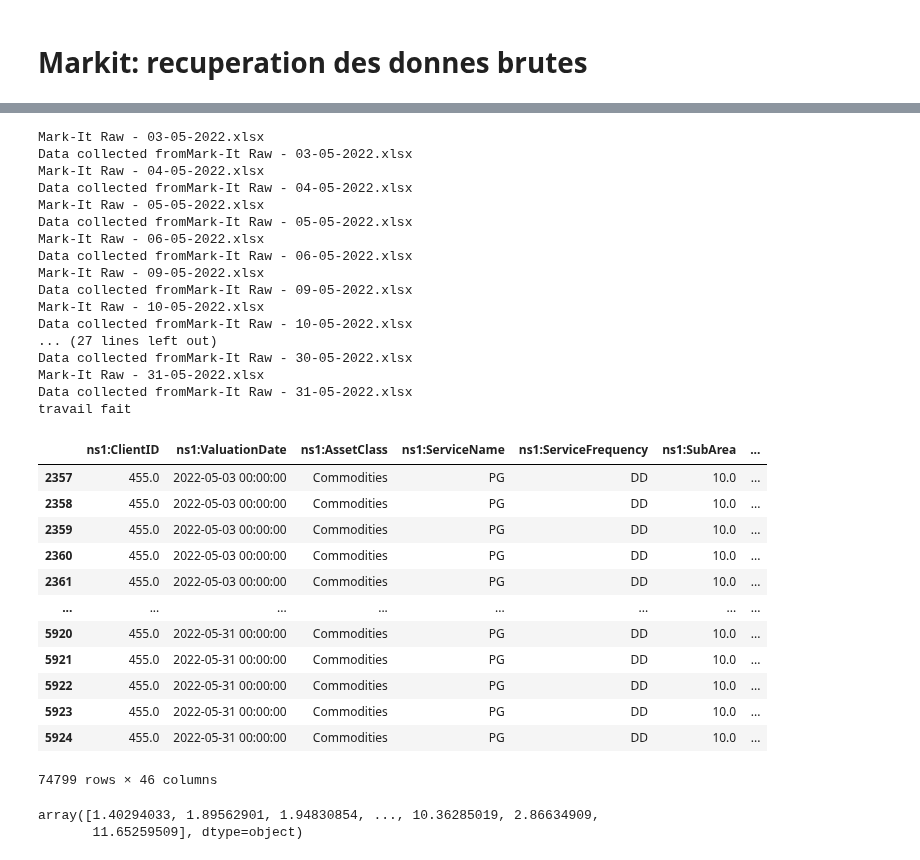
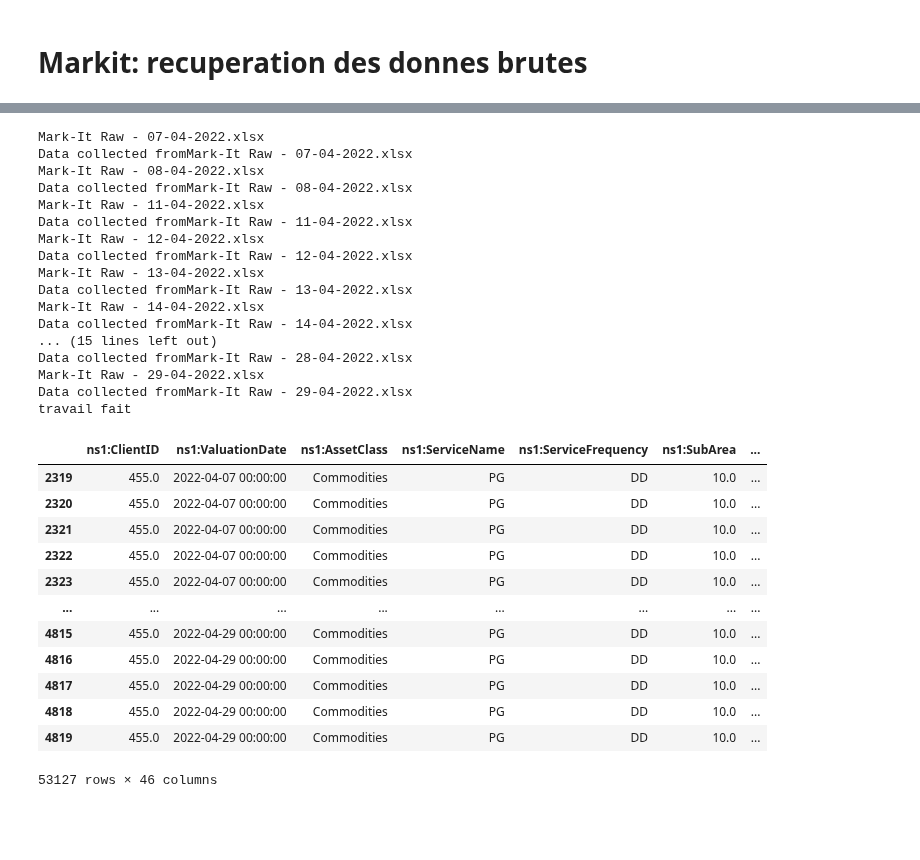
Before and after one commit to romain109/Power-Europe, a Jupyter notebook: Notebooks - std/Markit.ipynb, the cells around one changed output, grey strips where cells are left out. Saved outputs shown, nothing was run; the diff lists cells and outputs as text; code cells hidden in the pictures; blank space fills up the shorter version.

```diff
--- a/Notebooks - std/Markit.ipynb
+++ b/Notebooks - std/Markit.ipynb
@@ -11,7 +11,7 @@ import re
 import xlwings as xw
 from xlwings import Range
 
-folder_paths = [r"W:\UK\Risk_Control\Risk_Control_Private\MiddleOffice\GPE\Prices\Price Check Tool\Export\Mark-It Raw\2022 05"]
+folder_paths = [r"W:\UK\Risk_Control\Risk_Control_Private\MiddleOffice\GPE\Prices\Price Check Tool\Export\Mark-It Raw\2022 04"]
 
 for folder_path in folder_paths:
     onlyfiles = pd.DataFrame([f for f in listdir(folder_path) if isfile(join(folder_path, f))], columns = ["Files"])
@@ -39,62 +38,57 @@ onlyfiles
 # %%
 markit_consensus = []
 
 # for each file in the month folder
 for index, row in onlyfiles.iterrows():
     print(row['Files'])
     wb = xw.Book(folder_path + '/' + row['Files'], update_links = False)
     ws = wb.sheets('Markit Raw')
 
 # filter data on power
     num_col = ws.range('A1').end('right').column
     num_row = ws.range('A1').end('down').row
     markit = pd.DataFrame(ws.range((1,1),(num_row,num_col)).value)
     markit.columns = markit.iloc[0]
     markit = markit.iloc[1:]
     markit_consensus.append(markit)
     print('Data collected from' + row['Files'])
 
 
 markit_consensus = pd.concat(markit_consensus)
 markit_consensus = markit_consensus[markit_consensus['ns1:ContractGroup'] == 'European Power']
 markit_consensus['ns1:StandardDeviationPrice'].replace('', np.nan, inplace = True)
-markit_consensus.dropna(subset = 'ns1:StandardDeviationPrice')
-#arkit_consensus.to_csv(r"C:\Users\rmolli\Desktop\Power-Europe\Data Mark-It Raw 05.csv", index = False)
+#markit_consensus.dropna(subset = 'ns1:StandardDeviationPrice')
+#markit_consensus.to_csv(r"C:\Users\rmolli\Desktop\Power-Europe\Data Mark-It Raw 05.csv", index = False)
 print("travail fait")
 markit_consensus
 # %% [output]
-Mark-It Raw - 03-05-2022.xlsx
-Data collected fromMark-It Raw - 03-05-2022.xlsx
-Mark-It Raw - 04-05-2022.xlsx
-Data collected fromMark-It Raw - 04-05-2022.xlsx
-Mark-It Raw - 05-05-2022.xlsx
-Data collected fromMark-It Raw - 05-05-2022.xlsx
-Mark-It Raw - 06-05-2022.xlsx
-Data collected fromMark-It Raw - 06-05-2022.xlsx
-Mark-It Raw - 09-05-2022.xlsx
-Data collected fromMark-It Raw - 09-05-2022.xlsx
-Mark-It Raw - 10-05-2022.xlsx
-Data collected fromMark-It Raw - 10-05-2022.xlsx
-... (27 lines left out)
-Data collected fromMark-It Raw - 30-05-2022.xlsx
-Mark-It Raw - 31-05-2022.xlsx
-Data collected fromMark-It Raw - 31-05-2022.xlsx
+Mark-It Raw - 07-04-2022.xlsx
+Data collected fromMark-It Raw - 07-04-2022.xlsx
+Mark-It Raw - 08-04-2022.xlsx
+Data collected fromMark-It Raw - 08-04-2022.xlsx
+Mark-It Raw - 11-04-2022.xlsx
+Data collected fromMark-It Raw - 11-04-2022.xlsx
+Mark-It Raw - 12-04-2022.xlsx
+Data collected fromMark-It Raw - 12-04-2022.xlsx
+Mark-It Raw - 13-04-2022.xlsx
+Data collected fromMark-It Raw - 13-04-2022.xlsx
+Mark-It Raw - 14-04-2022.xlsx
+Data collected fromMark-It Raw - 14-04-2022.xlsx
+... (15 lines left out)
+Data collected fromMark-It Raw - 28-04-2022.xlsx
+Mark-It Raw - 29-04-2022.xlsx
+Data collected fromMark-It Raw - 29-04-2022.xlsx
 travail fait
 |  | ns1:ClientID | ns1:ValuationDate | ns1:AssetClass | ns1:ServiceName | ns1:ServiceFrequency | ns1:SubArea | ... |
-| 2357 | 455.0 | 2022-05-03 00:00:00 | Commodities | PG | DD | 10.0 | ... |
-| 2358 | 455.0 | 2022-05-03 00:00:00 | Commodities | PG | DD | 10.0 | ... |
-| 2359 | 455.0 | 2022-05-03 00:00:00 | Commodities | PG | DD | 10.0 | ... |
-| 2360 | 455.0 | 2022-05-03 00:00:00 | Commodities | PG | DD | 10.0 | ... |
-| 2361 | 455.0 | 2022-05-03 00:00:00 | Commodities | PG | DD | 10.0 | ... |
+| 2319 | 455.0 | 2022-04-07 00:00:00 | Commodities | PG | DD | 10.0 | ... |
+| 2320 | 455.0 | 2022-04-07 00:00:00 | Commodities | PG | DD | 10.0 | ... |
+| 2321 | 455.0 | 2022-04-07 00:00:00 | Commodities | PG | DD | 10.0 | ... |
+| 2322 | 455.0 | 2022-04-07 00:00:00 | Commodities | PG | DD | 10.0 | ... |
+| 2323 | 455.0 | 2022-04-07 00:00:00 | Commodities | PG | DD | 10.0 | ... |
 | ... | ... | ... | ... | ... | ... | ... | ... |
-| 5920 | 455.0 | 2022-05-31 00:00:00 | Commodities | PG | DD | 10.0 | ... |
-| 5921 | 455.0 | 2022-05-31 00:00:00 | Commodities | PG | DD | 10.0 | ... |
-| 5922 | 455.0 | 2022-05-31 00:00:00 | Commodities | PG | DD | 10.0 | ... |
-| 5923 | 455.0 | 2022-05-31 00:00:00 | Commodities | PG | DD | 10.0 | ... |
-| 5924 | 455.0 | 2022-05-31 00:00:00 | Commodities | PG | DD | 10.0 | ... |
+| 4815 | 455.0 | 2022-04-29 00:00:00 | Commodities | PG | DD | 10.0 | ... |
+| 4816 | 455.0 | 2022-04-29 00:00:00 | Commodities | PG | DD | 10.0 | ... |
+| 4817 | 455.0 | 2022-04-29 00:00:00 | Commodities | PG | DD | 10.0 | ... |
+| 4818 | 455.0 | 2022-04-29 00:00:00 | Commodities | PG | DD | 10.0 | ... |
+| 4819 | 455.0 | 2022-04-29 00:00:00 | Commodities | PG | DD | 10.0 | ... |
-74799 rows × 46 columns
+53127 rows × 46 columns
-# %%
-markit_consensus['ns1:StandardDeviationPrice'].unique()
-# %% [output]
-array([1.40294033, 1.89562901, 1.94830854, ..., 10.36285019, 2.86634909,
-       11.65259509], dtype=object)
```
Also changed, not shown: parts of 2 cells of this notebook, 3 other files.
